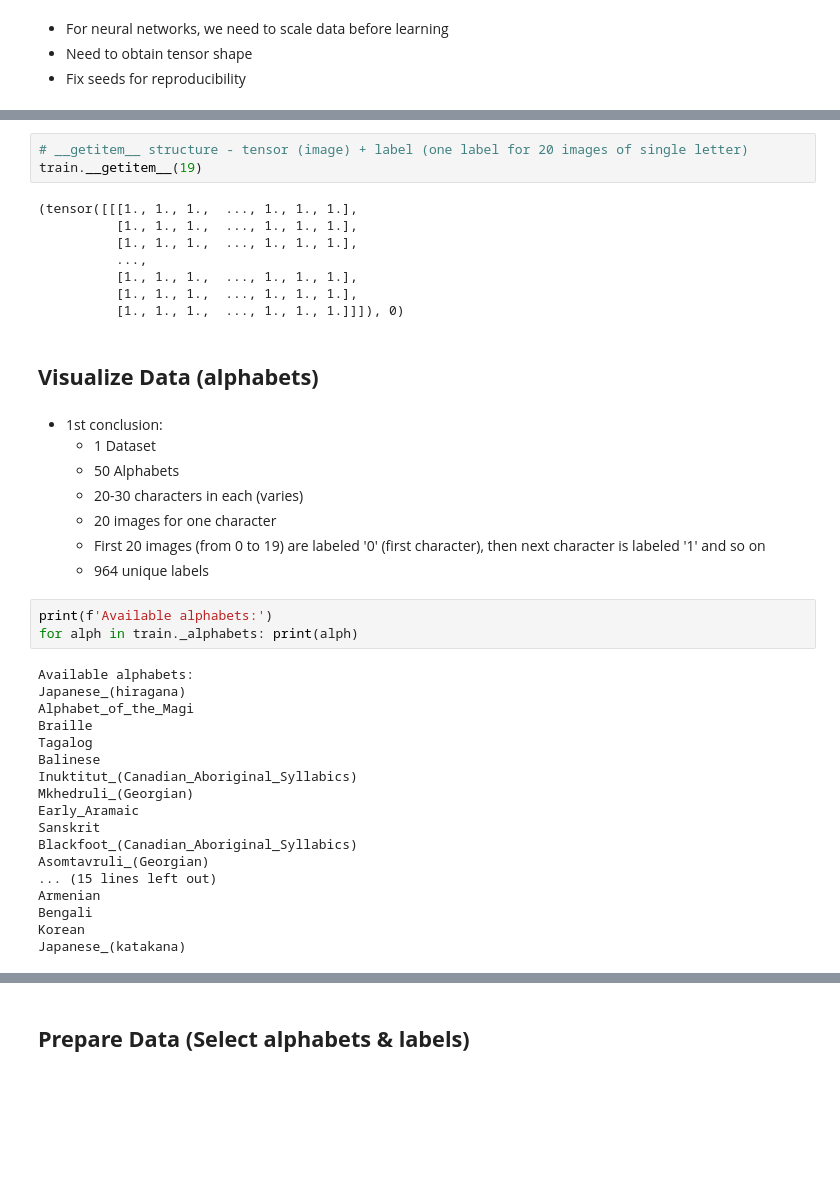
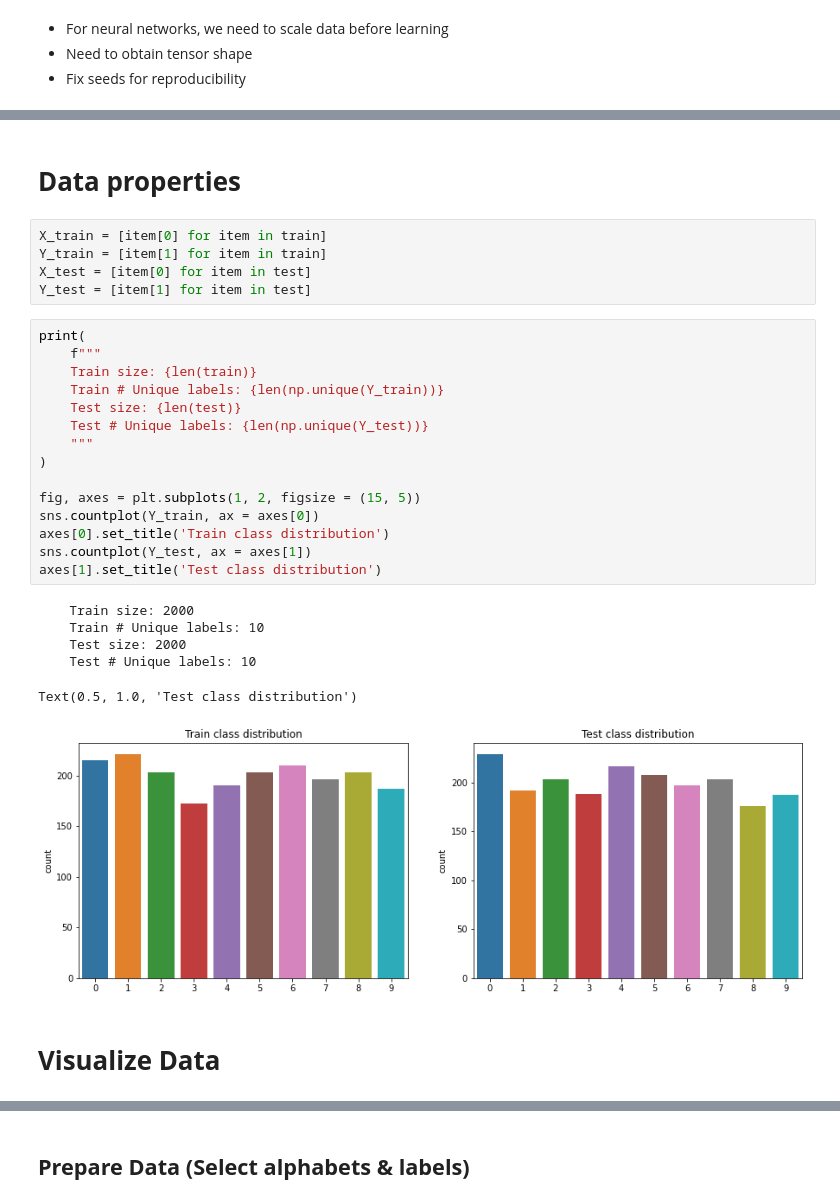
Before and after one commit to PashaIanko/RestrictedBolzmannMachine, a Jupyter notebook: Omniglot_learning.ipynb, the cells around one changed output, grey strips where cells are left out. Saved outputs shown, nothing was run; the diff lists cells and outputs as text; blank space fills up the shorter version.

```diff
--- a/Omniglot_learning.ipynb
+++ b/Omniglot_learning.ipynb
@@ -206,43 +217,31 @@ Image shape = torch.Size([1, 90, 90])
-# %%
-# __getitem__ structure - tensor (image) + label (one label for 20 images of single letter)
-train.__getitem__(19)
-# %% [output]
-(tensor([[[1., 1., 1.,  ..., 1., 1., 1.],
-          [1., 1., 1.,  ..., 1., 1., 1.],
-          [1., 1., 1.,  ..., 1., 1., 1.],
-          ...,
-          [1., 1., 1.,  ..., 1., 1., 1.],
-          [1., 1., 1.,  ..., 1., 1., 1.],
-          [1., 1., 1.,  ..., 1., 1., 1.]]]), 0)
+# %% [markdown]
+# **Data properties**
+# %%
+X_train = [item[0] for item in train]
+Y_train = [item[1] for item in train]
+X_test = [item[0] for item in test]
+Y_test = [item[1] for item in test]
+# %%
+print(
+    f"""
+    Train size: {len(train)}
+    Train # Unique labels: {len(np.unique(Y_train))}
+    Test size: {len(test)}
+    Test # Unique labels: {len(np.unique(Y_test))}
+    """
+)
+
+fig, axes = plt.subplots(1, 2, figsize = (15, 5))
+sns.countplot(Y_train, ax = axes[0])
+axes[0].set_title('Train class distribution')
+sns.countplot(Y_test, ax = axes[1])
+axes[1].set_title('Test class distribution')
+# %% [output]
+    Train size: 2000
+    Train # Unique labels: 10
+    Test size: 2000
+    Test # Unique labels: 10
+Text(0.5, 1.0, 'Test class distribution')
+[figure, added]
 # %% [markdown]
-## **Visualize Data (alphabets)**
+# **Visualize Data**
-# %% [markdown]
-- 1st conclusion:
-    - 1 Dataset
-    - 50 Alphabets
-    - 20-30 characters in each (varies)
-    - 20 images for one character
-    - First 20 images (from 0 to 19) are labeled '0' (first character),
-        then next character is labeled '1' and so on
-    - 964 unique labels
-# %%
-print(f'Available alphabets:')
-for alph in train._alphabets: print(alph)
-# %% [output]
-Available alphabets:
-Japanese_(hiragana)
-Alphabet_of_the_Magi
-Braille
-Tagalog
-Balinese
-Inuktitut_(Canadian_Aboriginal_Syllabics)
-Mkhedruli_(Georgian)
-Early_Aramaic
-Sanskrit
-Blackfoot_(Canadian_Aboriginal_Syllabics)
-Asomtavruli_(Georgian)
-... (15 lines left out)
-Armenian
-Bengali
-Korean
-Japanese_(katakana)
```
Also changed, not shown: parts of 10 cells of this notebook.
